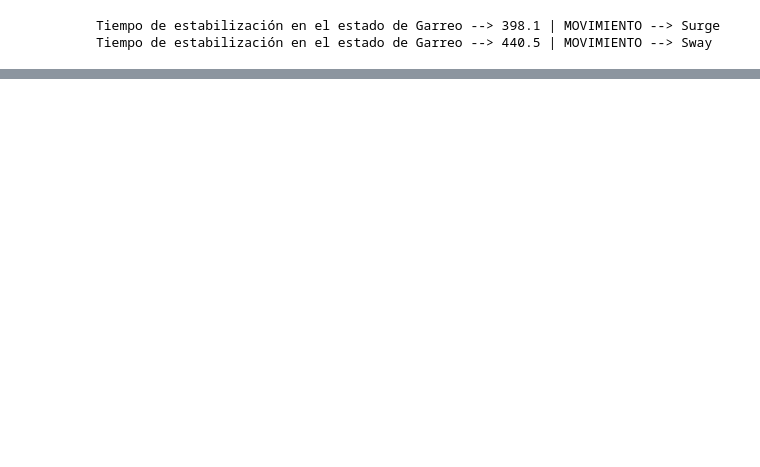
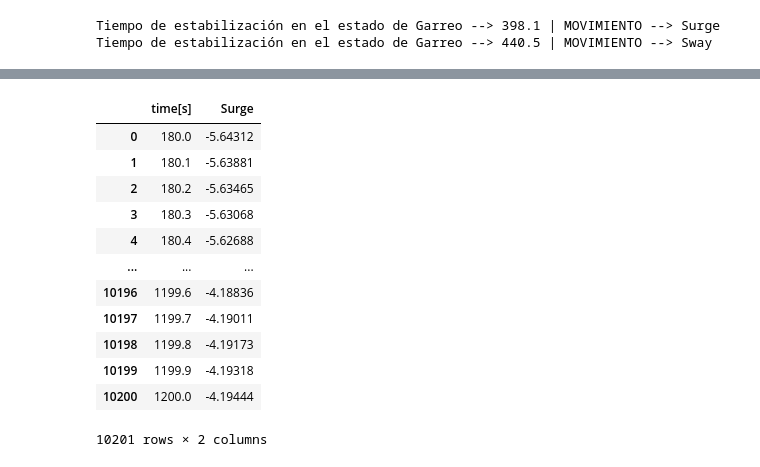
Before and after one commit to arturodmor/Mooring_anomaly_detector, a Jupyter notebook: notebooks/analysis_behavior/test_time_domain.ipynb, the cells around one changed output, grey strips where cells are left out. Saved outputs shown, nothing was run; the diff lists cells and outputs as text; code cells hidden in the pictures; blank space fills up the shorter version.

```diff
--- a/notebooks/analysis_behavior/test_time_domain.ipynb
+++ b/notebooks/analysis_behavior/test_time_domain.ipynb
@@ -149,0 +152,44 @@ stats_sway = df_sway.describe()
+# %%
+path = rf'D:\arturo_sim\simulaciones\acoplado'
+movements = ['Heave','Surge','Sway','Roll','Pitch','Yaw']
+dataframes_heave = {}
+dataframes_surge = {}
+dataframes_sway = {}
+dataframes_roll = {}
+dataframes_pitch = {}
+dataframes_yaw = {}
+
+for mov in movements:
+    direc = os.listdir(os.path.join(path,'txt'))
+    for file in direc:
+        txt_path = os.path.join(path, 'txt', file)
+        df = pd.read_csv(txt_path, sep='\t', header=4).iloc[:,:7]
+        # Almaceno los resultados del número de simulaciones empleado
+        if mov == 'Heave':
+            dataframes_heave[f'{file}'] = df[['time[s]','Heave']]
+        elif mov == 'Surge':
+            dataframes_surge[f'{file}'] = df[['time[s]','Surge']]
+        elif mov == 'Sway':
+            dataframes_sway[f'{file}'] = df[['time[s]','Sway']]
+        elif mov == 'Roll':
+            dataframes_roll[f'{file}'] = df[['time[s]','Roll']]
+        elif mov == 'Pitch':
+            dataframes_pitch[f'{file}'] = df[['time[s]','Pitch']]
+        elif mov == 'Yaw':
+            dataframes_yaw[f'{file}'] = df[['time[s]','Yaw']]
+# %%
+dataframes_surge['oc4__Hs1__Tp2__dir2__1.txt']
+# %% [output]
+|  | time[s] | Surge |
+| 0 | 180.0 | -5.64312 |
+| 1 | 180.1 | -5.63881 |
+| 2 | 180.2 | -5.63465 |
+| 3 | 180.3 | -5.63068 |
+| 4 | 180.4 | -5.62688 |
+| ... | ... | ... |
+| 10196 | 1199.6 | -4.18836 |
+| 10197 | 1199.7 | -4.19011 |
+| 10198 | 1199.8 | -4.19173 |
+| 10199 | 1199.9 | -4.19318 |
+| 10200 | 1200.0 | -4.19444 |
+10201 rows × 2 columns
```
Also changed, not shown: parts of 5 cells of this notebook.
